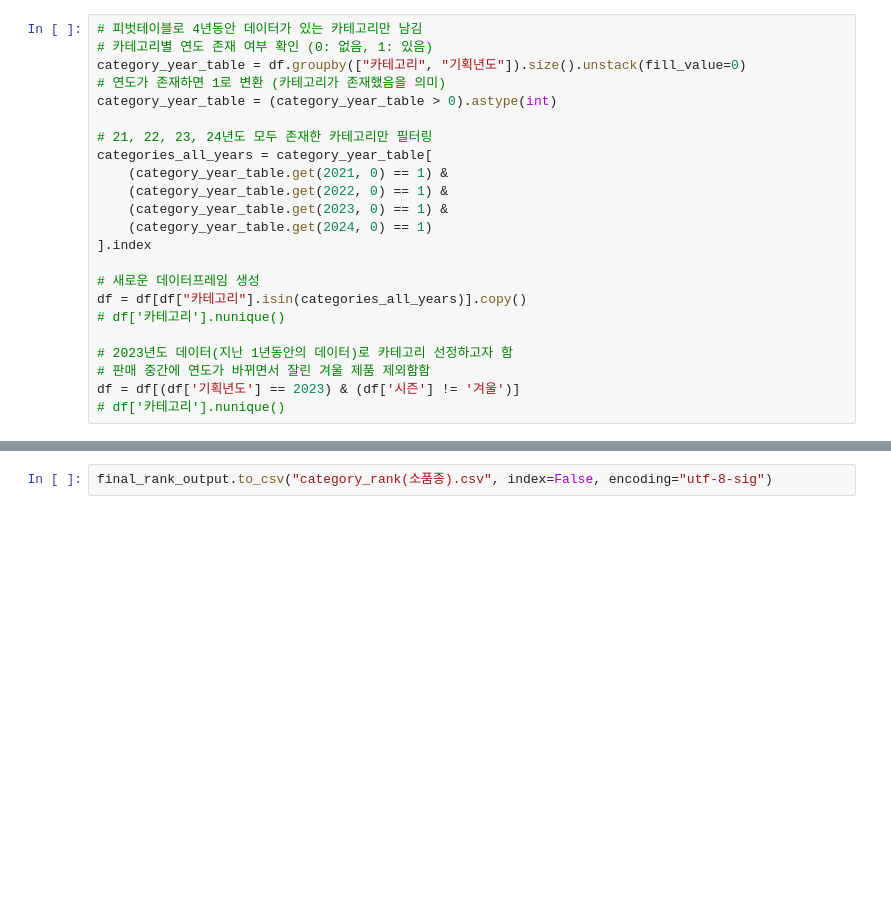
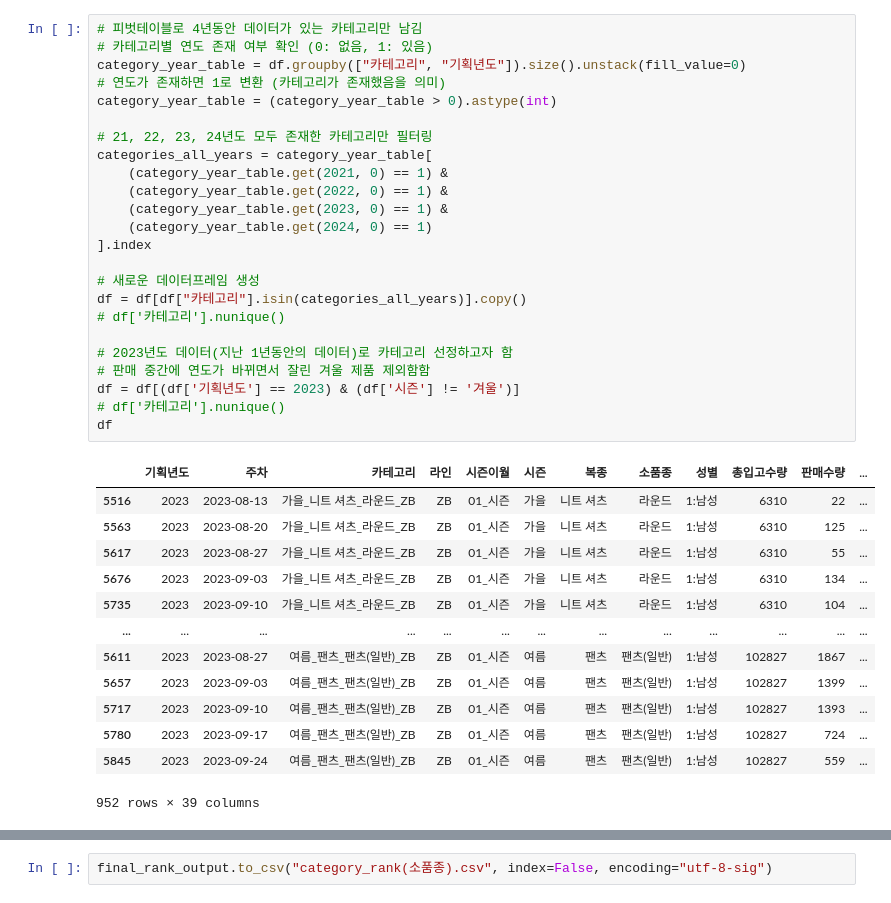
Before and after one commit to cookieeyoung/sparta_final_project, a Jupyter notebook: preprocessing/data_processed(카테고리선정)/category_select(소품종).ipynb, the cells around one changed output, grey strips where cells are left out. Saved outputs shown, nothing was run; the diff lists cells and outputs as text; blank space fills up the shorter version.

```diff
--- a/preprocessing/data_processed(카테고리선정)/category_select(소품종).ipynb
+++ b/preprocessing/data_processed(카테고리선정)/category_select(소품종).ipynb
@@ -37,26 +36,41 @@ df['할인율'] = df.groupby('카테고리')['할인율'].transform(
 # %%
 # 피벗테이블로 4년동안 데이터가 있는 카테고리만 남김
 # 카테고리별 연도 존재 여부 확인 (0: 없음, 1: 있음)
 category_year_table = df.groupby(["카테고리", "기획년도"]).size().unstack(fill_value=0)
 # 연도가 존재하면 1로 변환 (카테고리가 존재했음을 의미)
 category_year_table = (category_year_table > 0).astype(int)
 
 # 21, 22, 23, 24년도 모두 존재한 카테고리만 필터링
 categories_all_years = category_year_table[
     (category_year_table.get(2021, 0) == 1) &
     (category_year_table.get(2022, 0) == 1) &
     (category_year_table.get(2023, 0) == 1) &
     (category_year_table.get(2024, 0) == 1)
 ].index
 
 # 새로운 데이터프레임 생성
 df = df[df["카테고리"].isin(categories_all_years)].copy()
 # df['카테고리'].nunique()
 
 # 2023년도 데이터(지난 1년동안의 데이터)로 카테고리 선정하고자 함
 # 판매 중간에 연도가 바뀌면서 잘린 겨울 제품 제외함함
 df = df[(df['기획년도'] == 2023) & (df['시즌'] != '겨울')]
 # df['카테고리'].nunique()
+df
+# %% [output]
+|  | 기획년도 | 주차 | 카테고리 | 라인 | 시즌이월 | 시즌 | 복종 | 소품종 | 성별 | 총입고수량 | 판매수량 | ... |
+| 5516 | 2023 | 2023-08-13 | 가을_니트 셔츠_라운드_ZB | ZB | 01_시즌 | 가을 | 니트 셔츠 | 라운드 | 1:남성 | 6310 | 22 | ... |
+| 5563 | 2023 | 2023-08-20 | 가을_니트 셔츠_라운드_ZB | ZB | 01_시즌 | 가을 | 니트 셔츠 | 라운드 | 1:남성 | 6310 | 125 | ... |
+| 5617 | 2023 | 2023-08-27 | 가을_니트 셔츠_라운드_ZB | ZB | 01_시즌 | 가을 | 니트 셔츠 | 라운드 | 1:남성 | 6310 | 55 | ... |
+| 5676 | 2023 | 2023-09-03 | 가을_니트 셔츠_라운드_ZB | ZB | 01_시즌 | 가을 | 니트 셔츠 | 라운드 | 1:남성 | 6310 | 134 | ... |
+| 5735 | 2023 | 2023-09-10 | 가을_니트 셔츠_라운드_ZB | ZB | 01_시즌 | 가을 | 니트 셔츠 | 라운드 | 1:남성 | 6310 | 104 | ... |
+| ... | ... | ... | ... | ... | ... | ... | ... | ... | ... | ... | ... | ... |
+| 5611 | 2023 | 2023-08-27 | 여름_팬츠_팬츠(일반)_ZB | ZB | 01_시즌 | 여름 | 팬츠 | 팬츠(일반) | 1:남성 | 102827 | 1867 | ... |
+| 5657 | 2023 | 2023-09-03 | 여름_팬츠_팬츠(일반)_ZB | ZB | 01_시즌 | 여름 | 팬츠 | 팬츠(일반) | 1:남성 | 102827 | 1399 | ... |
+| 5717 | 2023 | 2023-09-10 | 여름_팬츠_팬츠(일반)_ZB | ZB | 01_시즌 | 여름 | 팬츠 | 팬츠(일반) | 1:남성 | 102827 | 1393 | ... |
+| 5780 | 2023 | 2023-09-17 | 여름_팬츠_팬츠(일반)_ZB | ZB | 01_시즌 | 여름 | 팬츠 | 팬츠(일반) | 1:남성 | 102827 | 724 | ... |
+| 5845 | 2023 | 2023-09-24 | 여름_팬츠_팬츠(일반)_ZB | ZB | 01_시즌 | 여름 | 팬츠 | 팬츠(일반) | 1:남성 | 102827 | 559 | ... |
+952 rows × 39 columns
 # %%
 # 기준 1) ----------------------------------------------------------------------------------------------------------------
 # 매출 기여도가 높은 핵심 카테고리 (판매량 & 매출 기준)
```
Also changed, not shown: parts of 3 cells of this notebook, 1 other file.
